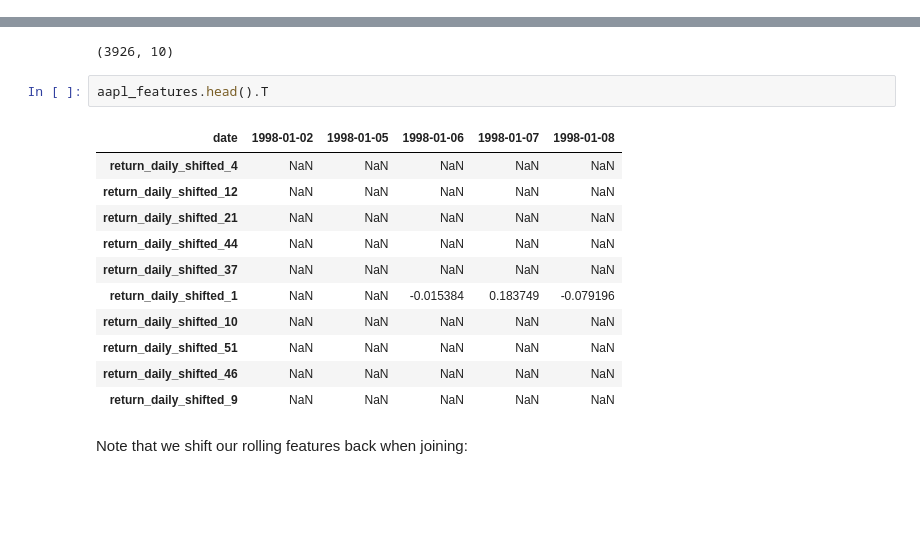
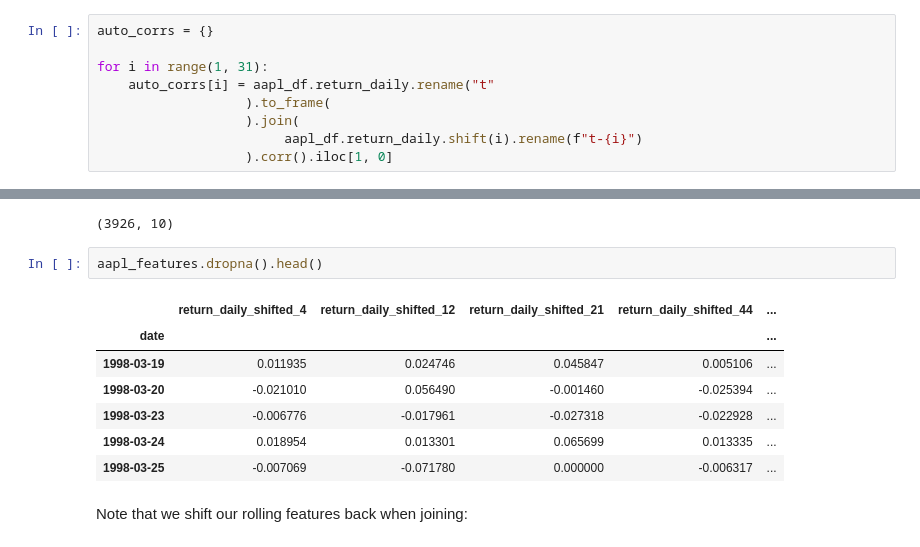
Before and after one commit to lermana/python_fundamentals, a Jupyter notebook: time_series/time_series_forecasting.ipynb, the cells around one changed output, grey strips where cells are left out. Saved outputs shown, nothing was run; the diff lists cells and outputs as text; blank space fills up the shorter version.

```diff
--- a/time_series/time_series_forecasting.ipynb
+++ b/time_series/time_series_forecasting.ipynb
@@ -128,3 +136,12 @@ aapl_df.return_daily.rename("t"
 
 - get _autocorrelation_ going back through 30 lags
 - plot the results - make sure to label your plot
+# %%
+auto_corrs = {}
+
+for i in range(1, 31):
+    auto_corrs[i] = aapl_df.return_daily.rename("t"
+                   ).to_frame(
+                   ).join(
+                        aapl_df.return_daily.shift(i).rename(f"t-{i}")
+                   ).corr().iloc[1, 0]
@@ -465,19 +635,15 @@ aapl_features.shape
 # %% [output]
 (3926, 10)
 # %%
-aapl_features.head().T
+aapl_features.dropna().head()
 # %% [output]
-| date | 1998-01-02 | 1998-01-05 | 1998-01-06 | 1998-01-07 | 1998-01-08 |
-| return_daily_shifted_4 | NaN | NaN | NaN | NaN | NaN |
-| return_daily_shifted_12 | NaN | NaN | NaN | NaN | NaN |
-| return_daily_shifted_21 | NaN | NaN | NaN | NaN | NaN |
-| return_daily_shifted_44 | NaN | NaN | NaN | NaN | NaN |
-| return_daily_shifted_37 | NaN | NaN | NaN | NaN | NaN |
-| return_daily_shifted_1 | NaN | NaN | -0.015384 | 0.183749 | -0.079196 |
-| return_daily_shifted_10 | NaN | NaN | NaN | NaN | NaN |
-| return_daily_shifted_51 | NaN | NaN | NaN | NaN | NaN |
-| return_daily_shifted_46 | NaN | NaN | NaN | NaN | NaN |
-| return_daily_shifted_9 | NaN | NaN | NaN | NaN | NaN |
+|  | return_daily_shifted_4 | return_daily_shifted_12 | return_daily_shifted_21 | return_daily_shifted_44 | ... |
+| date |  |  |  |  | ... |
+| 1998-03-19 | 0.011935 | 0.024746 | 0.045847 | 0.005106 | ... |
+| 1998-03-20 | -0.021010 | 0.056490 | -0.001460 | -0.025394 | ... |
+| 1998-03-23 | -0.006776 | -0.017961 | -0.027318 | -0.022928 | ... |
+| 1998-03-24 | 0.018954 | 0.013301 | 0.065699 | 0.013335 | ... |
+| 1998-03-25 | -0.007069 | -0.071780 | 0.000000 | -0.006317 | ... |
 # %% [markdown]
 Note that we shift our rolling features back when joining:
 # %%
```
Also changed, not shown: parts of 41 cells of this notebook.
